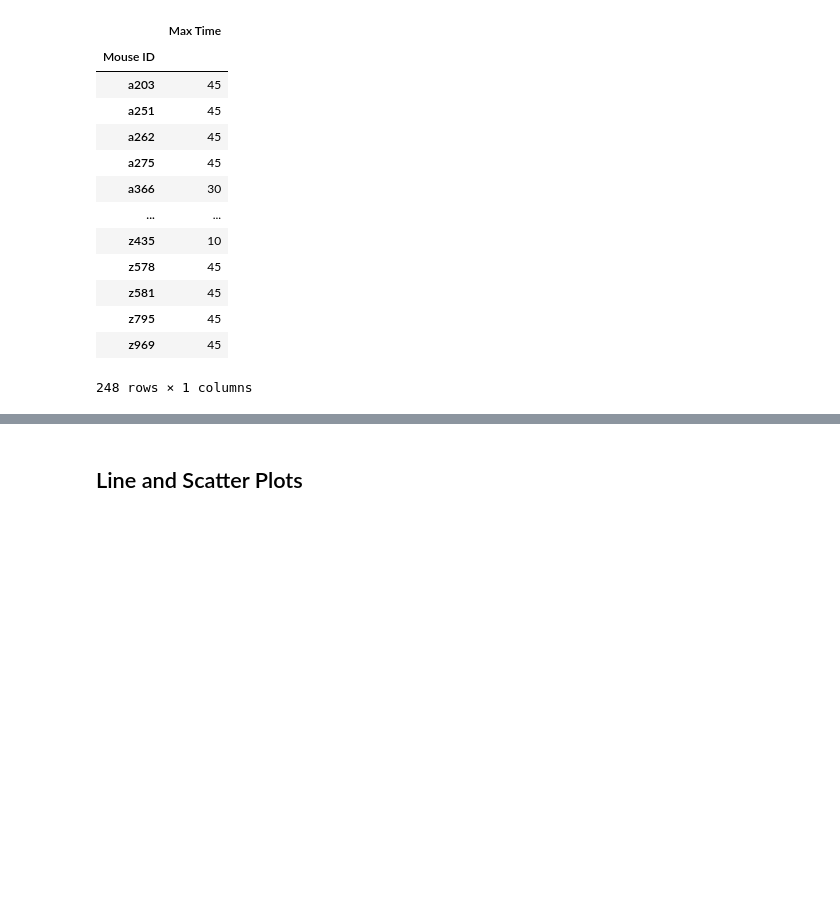
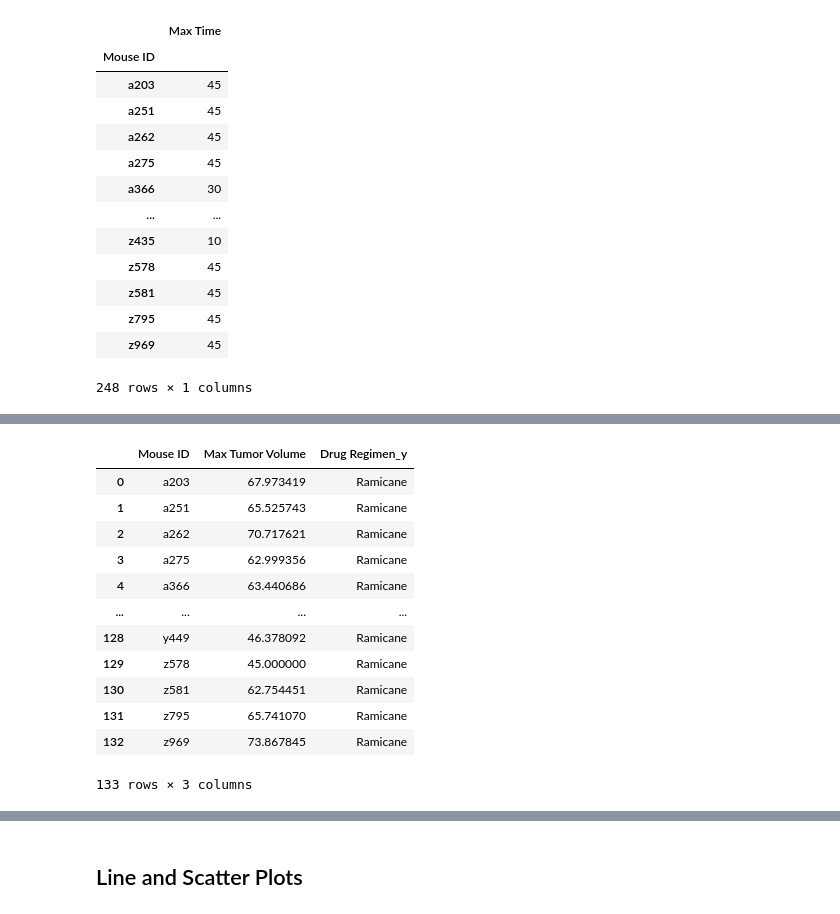
Before and after one commit to LexiJess/Matplotlib_Challenge, a Jupyter notebook: 05-Matplotlib_Homework_Instructions_Pymaceuticals_pymaceuticals_starter.ipynb, the cells around one changed output, grey strips where cells are left out. Drawn from its saved outputs; the diff is of its cells as text; code cells hidden in the pictures; blank space fills up the shorter version.

```diff
--- a/05-Matplotlib_Homework_Instructions_Pymaceuticals_pymaceuticals_starter.ipynb
+++ b/05-Matplotlib_Homework_Instructions_Pymaceuticals_pymaceuticals_starter.ipynb
@@ -409,0 +427,26 @@ mouse_max_time_tumor_volume
+# %%
+# Calculate the final tumor volume of each mouse across four of the treatment regimens:
+# Capomulin, Ramicane, Infubinol, and Ceftamin
+
+
+final_volume_regimen=mouse_max_tumor_drug.loc[mouse_max_tumor_drug["Drug Regimen_y"]=='Ramicane']
+
+
+final_volume_regimen=final_volume_regimen.reset_index()
+del final_volume_regimen["index"]
+
+final_volume_regimen
+# %% [output]
+|  | Mouse ID | Max Tumor Volume | Drug Regimen_y |
+| 0 | a203 | 67.973419 | Ramicane |
+| 1 | a251 | 65.525743 | Ramicane |
+| 2 | a262 | 70.717621 | Ramicane |
+| 3 | a275 | 62.999356 | Ramicane |
+| 4 | a366 | 63.440686 | Ramicane |
+| ... | ... | ... | ... |
+| 128 | y449 | 46.378092 | Ramicane |
+| 129 | z578 | 45.000000 | Ramicane |
+| 130 | z581 | 62.754451 | Ramicane |
+| 131 | z795 | 65.741070 | Ramicane |
+| 132 | z969 | 73.867845 | Ramicane |
+133 rows × 3 columns
```
Also changed, not shown: parts of 11 cells of this notebook.
